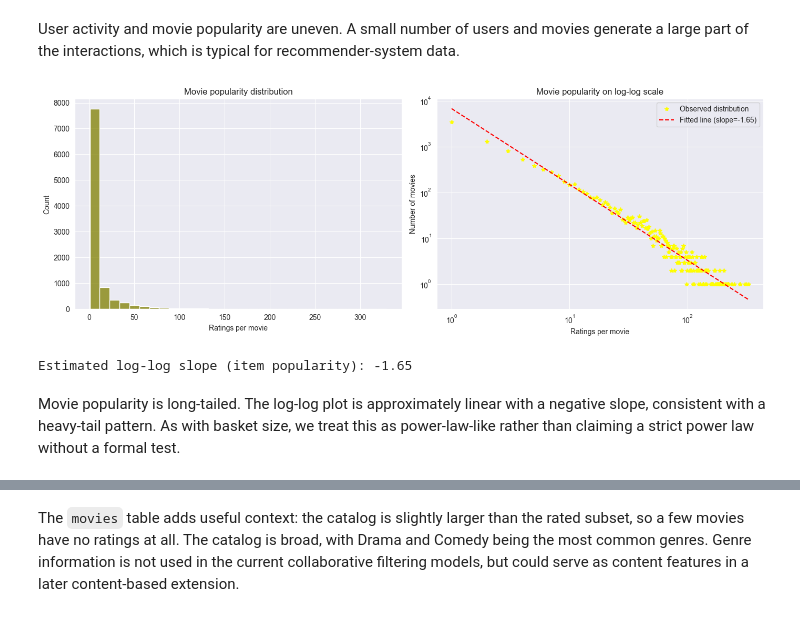
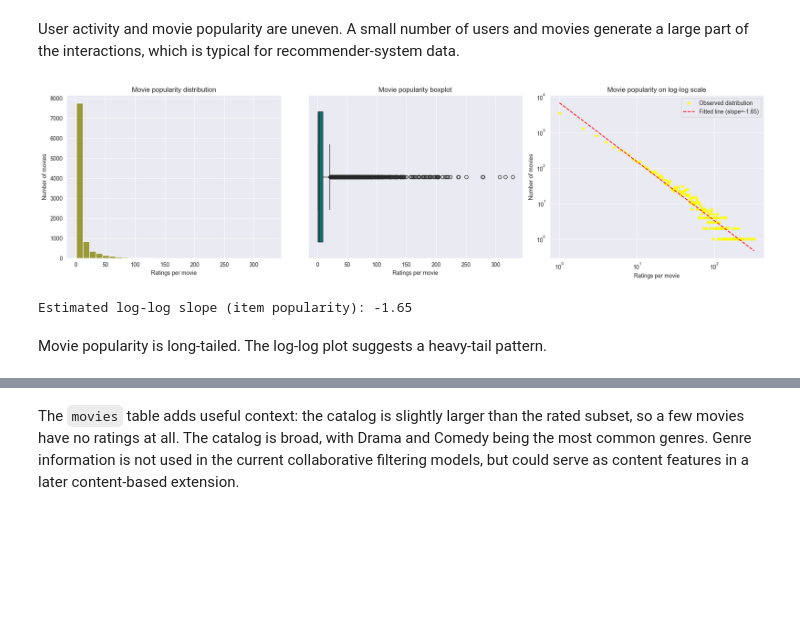
Before and after one commit to arodzina/TACD_project, a Jupyter notebook: data_preparation.ipynb, the cells around one changed output, grey strips where cells are left out. Drawn from its saved outputs; the diff is of its cells as text; code cells hidden in the pictures; blank space fills up the shorter version.

Commit message:
refinment of power law and added plots for probe comparison

```diff
--- a/data_preparation.ipynb
+++ b/data_preparation.ipynb
@@ -156,35 +156,38 @@ Movie popularity summary:
 # %% [markdown]
 User activity and movie popularity are uneven. A small number of users and movies generate a large part of the interactions, which is typical for recommender-system data.
 # %%
-fig, axes = plt.subplots(1, 2, figsize=(14, 5))
-
-sns.histplot(item_popularity, bins=30, ax=axes[0], color="olive")
-axes[0].set_title("Movie popularity distribution")
-axes[0].set_xlabel("Ratings per movie")
-
 movie_popularity_counts = item_popularity.value_counts().sort_index()
 mx = movie_popularity_counts.index.astype(float)
 my = movie_popularity_counts.values.astype(float)
 m_slope, m_intercept = np.polyfit(np.log10(mx), np.log10(my), 1)
 m_fitted_y = 10 ** m_intercept * (mx ** m_slope)
 
-axes[1].loglog(mx, my, marker="*", linestyle="none",color="yellow", label="Observed distribution")
-axes[1].loglog(mx, m_fitted_y, linestyle="--", color="red",
-               label=f"Fitted line (slope={m_slope:.2f})")
-axes[1].set_title("Movie popularity on log-log scale")
+fig, axes = plt.subplots(1, 3, figsize=(18, 5))
+
+sns.histplot(item_popularity, bins=30, ax=axes[0], color="olive")
+axes[0].set_title("Movie popularity distribution")
+axes[0].set_xlabel("Ratings per movie")
+axes[0].set_ylabel("Number of movies")
+
+sns.boxplot(x=item_popularity, ax=axes[1], color="teal")
+axes[1].set_title("Movie popularity boxplot")
 axes[1].set_xlabel("Ratings per movie")
-axes[1].set_ylabel("Number of movies")
-axes[1].legend()
+
+axes[2].loglog(mx, my, marker="*", linestyle="none", color="yellow", label="Observed distribution")
+axes[2].loglog(mx, m_fitted_y, linestyle="--", color="red", label=f"Fitted line (slope={m_slope:.2f})")
+axes[2].set_title("Movie popularity on log-log scale")
+axes[2].set_xlabel("Ratings per movie")
+axes[2].set_ylabel("Number of movies")
+axes[2].legend()
 
 plt.tight_layout()
 plt.show()
-
 print("Estimated log-log slope (item popularity):", round(m_slope, 2))
 # %% [output]
-[figure, old version]
+[figure, new version]
 Estimated log-log slope (item popularity): -1.65
 # %% [markdown]
-Movie popularity is long-tailed. The log-log plot is approximately linear with a negative slope, consistent with a heavy-tail pattern. As with basket size, we treat this as power-law-like rather than claiming a strict power law without a formal test.
+Movie popularity is long-tailed. The log-log plot suggests a heavy-tail pattern.
 # %%
 unrated_movies = movies[~movies["movieId"].isin(ratings["movieId"])].shape[0]
 genre_counts = movies["genres"].str.split("|").explode().value_counts().head(10)
```
Also changed, not shown: parts of 11 cells of this notebook.
